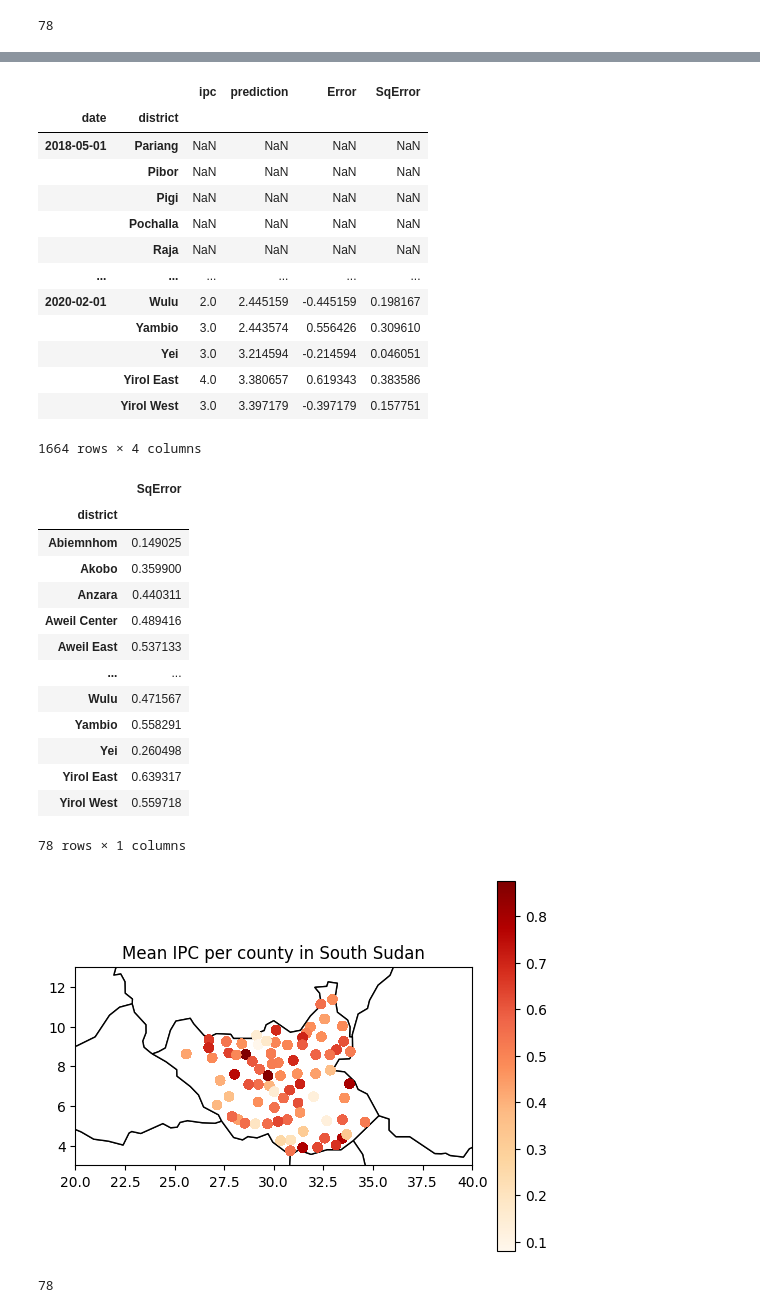
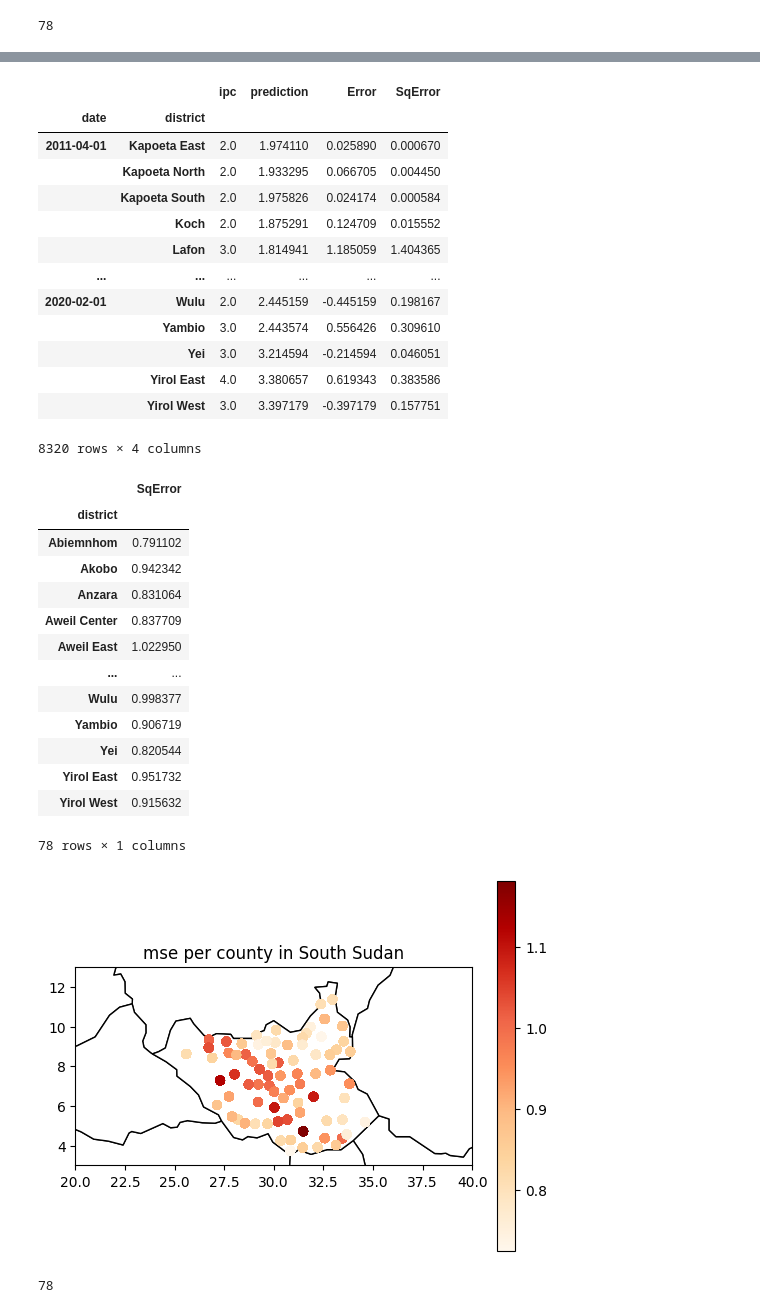
Before and after one commit to bartvanlooij/JBG060-DC3-Group-25, a Jupyter notebook: Performance_based_on_region.ipynb, the cells around one changed output, grey strips where cells are left out. Saved outputs shown, nothing was run; the diff lists cells and outputs as text; code cells hidden in the pictures.

```diff
--- a/Performance_based_on_region.ipynb
+++ b/Performance_based_on_region.ipynb
@@ -81,6 +81,8 @@ X = df.iloc[:, -10:] # Define explanatory variables
 X = sm.add_constant(X) # Add constant column of 1s for intercept
 y = df[["ipc"]] # Define target data
 # %%
+y_predictions_cummulative = None
+y_true_cummulative = None
 cv = TimeSeriesSplit(n_splits=5) # Define TimeSeriesSplit with 5 splits
 
 # Initinalize empty lists to score scores
@@ -109,6 +111,15 @@ for train_index, val_index in cv.split(X): # Loop over the different training-te
 
     y_pred = results.predict(X_test) # Run model on test data
 
+    if y_predictions_cummulative is None:
+        y_predictions_cummulative = y_pred
+        y_true_cummulative = y_val
+    else:
+        y_predictions_cummulative = y_predictions_cummulative.append(y_pred)
+        y_true_cummulative = y_true_cummulative.append(y_val)
+
+
+
     # Append results to respective lists
     mae_values.append((y_pred - y_val['ipc']).abs().mean())
     r2_values.append(results.rsquared)
@@ -136,5 +164,5 @@ Mean R2: 0.66
 # %%
-Comparison_df = y_val.join(y_pred.to_frame())
+Comparison_df = y_true_cummulative.join(y_predictions_cummulative.to_frame())
 Comparison_df.columns = ['ipc', 'prediction']
 Comparison_df['Error'] = (Comparison_df['ipc']-Comparison_df['prediction'])
 Comparison_df['SqError'] = Comparison_df['Error']**2
@@ -142,57 +170,57 @@ Comparison_df
 # %% [output]
 |  |  | ipc | prediction | Error | SqError |
 | date | district |  |  |  |  |
-| 2018-05-01 | Pariang | NaN | NaN | NaN | NaN |
-|  | Pibor | NaN | NaN | NaN | NaN |
-|  | Pigi | NaN | NaN | NaN | NaN |
-|  | Pochalla | NaN | NaN | NaN | NaN |
-|  | Raja | NaN | NaN | NaN | NaN |
+| 2011-04-01 | Kapoeta East | 2.0 | 1.974110 | 0.025890 | 0.000670 |
+|  | Kapoeta North | 2.0 | 1.933295 | 0.066705 | 0.004450 |
+|  | Kapoeta South | 2.0 | 1.975826 | 0.024174 | 0.000584 |
+|  | Koch | 2.0 | 1.875291 | 0.124709 | 0.015552 |
+|  | Lafon | 3.0 | 1.814941 | 1.185059 | 1.404365 |
 | ... | ... | ... | ... | ... | ... |
 | 2020-02-01 | Wulu | 2.0 | 2.445159 | -0.445159 | 0.198167 |
 |  | Yambio | 3.0 | 2.443574 | 0.556426 | 0.309610 |
 |  | Yei | 3.0 | 3.214594 | -0.214594 | 0.046051 |
 |  | Yirol East | 4.0 | 3.380657 | 0.619343 | 0.383586 |
 |  | Yirol West | 3.0 | 3.397179 | -0.397179 | 0.157751 |
-1664 rows × 4 columns
+8320 rows × 4 columns
 # %%
 mse_by_district = np.sqrt(Comparison_df.groupby('district')['SqError'].mean()).to_frame()
 mse_by_district
 # %% [output]
 |  | SqError |
 | district |  |
-| Abiemnhom | 0.149025 |
-| Akobo | 0.359900 |
-| Anzara | 0.440311 |
-| Aweil Center | 0.489416 |
-| Aweil East | 0.537133 |
+| Abiemnhom | 0.791102 |
+| Akobo | 0.942342 |
+| Anzara | 0.831064 |
+| Aweil Center | 0.837709 |
+| Aweil East | 1.022950 |
 | ... | ... |
-| Wulu | 0.471567 |
-| Yambio | 0.558291 |
-| Yei | 0.260498 |
-| Yirol East | 0.639317 |
-| Yirol West | 0.559718 |
+| Wulu | 0.998377 |
+| Yambio | 0.906719 |
+| Yei | 0.820544 |
+| Yirol East | 0.951732 |
+| Yirol West | 0.915632 |
 78 rows × 1 columns
 # %%
 # Plot map of south sudan
 world = gpd.read_file(gpd.datasets.get_path("naturalearth_lowres")) # Get map of the world
 
 ax = world.plot(color="white", edgecolor="black") # Plot world map
 
 # Bound map to south sudan
 ax.set_xlim(20, 40)
 ax.set_ylim(3, 13)
 
 gdf = gpd.GeoDataFrame(df, geometry=gpd.points_from_xy(df["centx"], df["centy"])) # Initialize GeoDataFrame
 
 # Plot mean mse per administration on map
 gdf.merge(mse_by_district, on="district").plot(
     column="SqError", ax=ax, legend=True, cmap="OrRd"
 )
 
 # Set plot title
-ax.set_title("Mean IPC per county in South Sudan");
+ax.set_title("mse per county in South Sudan");
 # %% [output]
-[figure, old version]
+[figure, new version]
 # %%
 len(mse_by_district)
 # %% [output]
```
Also changed, not shown: parts of 13 cells of this notebook.
